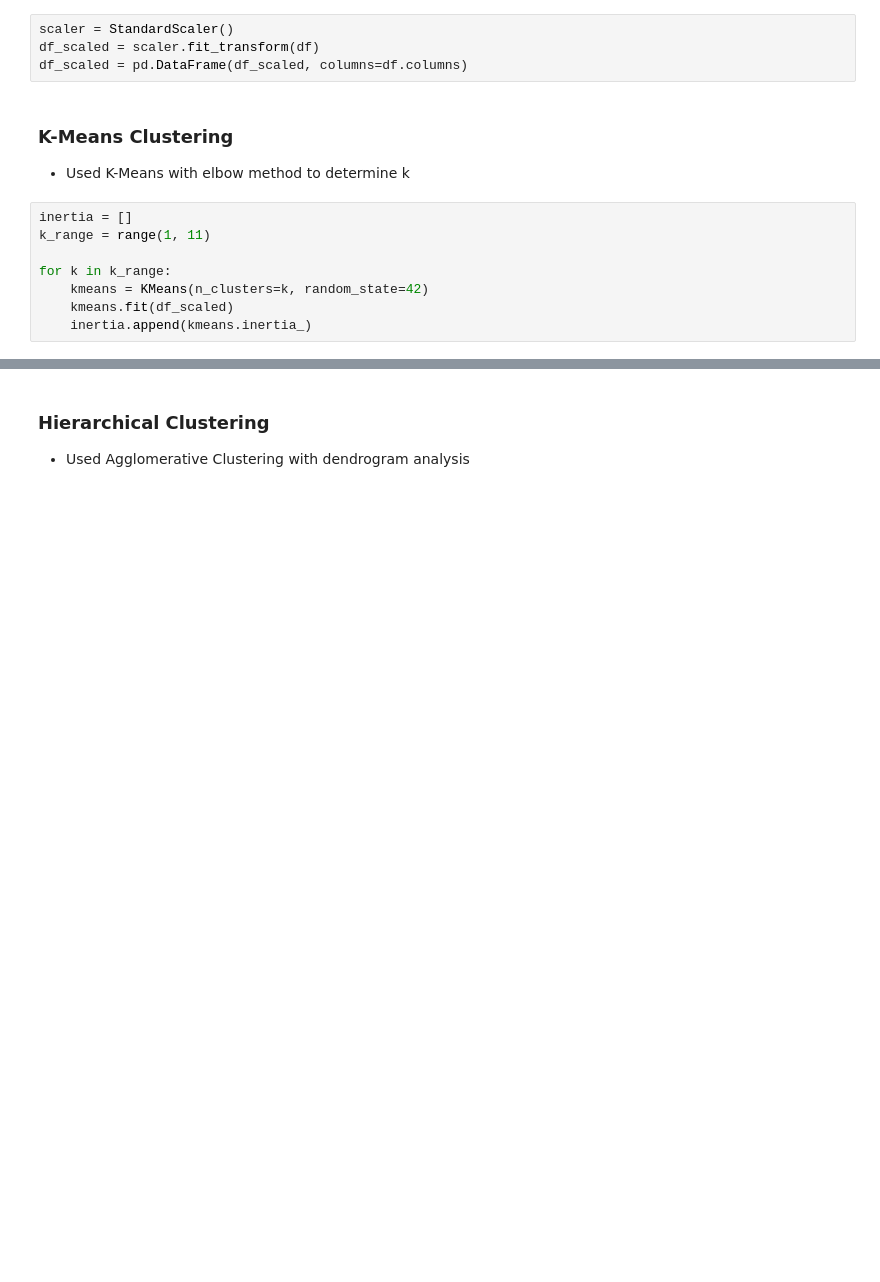
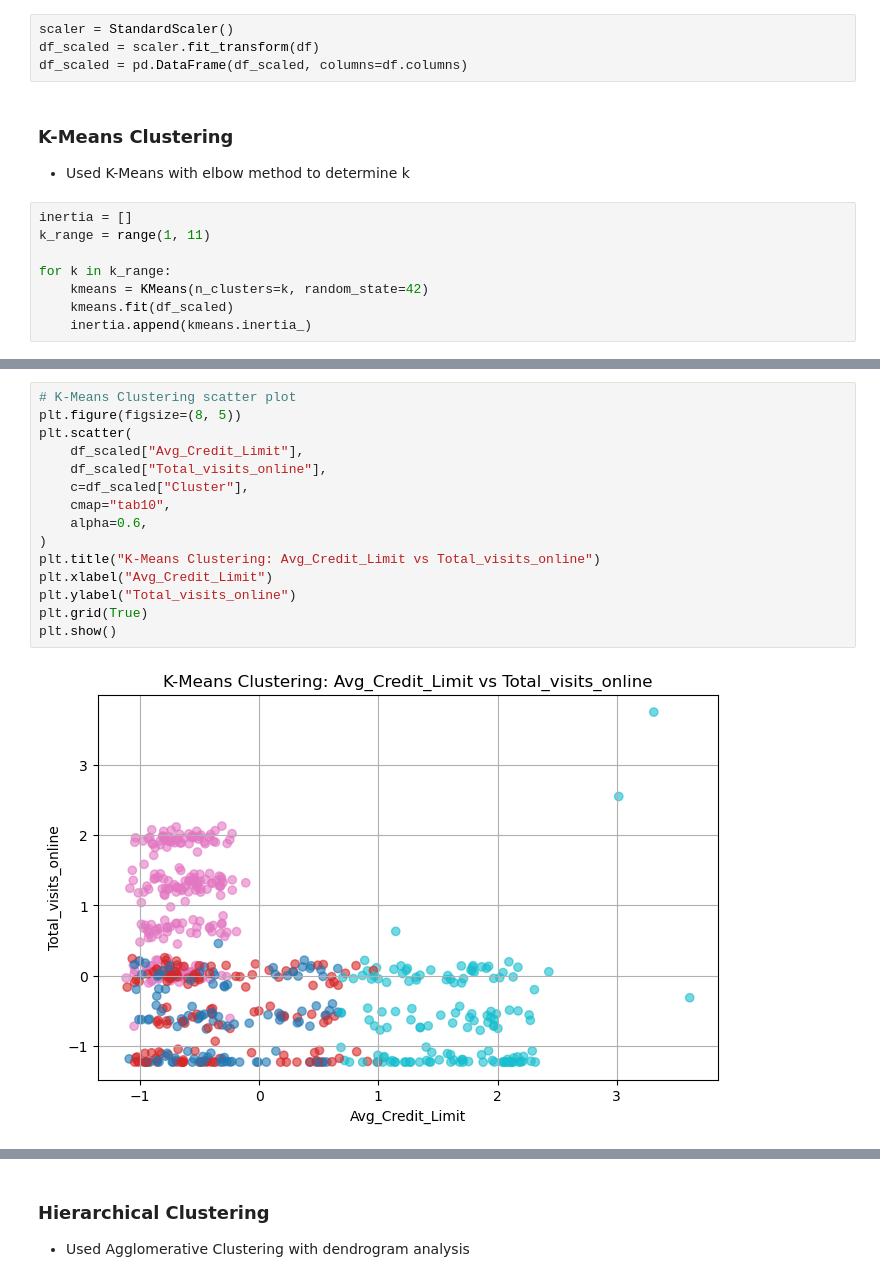
Before and after one commit to Margi3K/CSB320_P3, a Jupyter notebook: credit_card_analysis.ipynb, the cells around one changed output, grey strips where cells are left out. Cells and saved outputs as stored; diff of their text form; blank space fills up the shorter version.

```diff
--- a/credit_card_analysis.ipynb
+++ b/credit_card_analysis.ipynb
@@ -62,6 +62,23 @@ plt.grid(True)
 plt.show()
 # %% [output]
 [figure]
+# %%
+# K-Means Clustering scatter plot
+plt.figure(figsize=(8, 5))
+plt.scatter(
+    df_scaled["Avg_Credit_Limit"],
+    df_scaled["Total_visits_online"],
+    c=df_scaled["Cluster"],
+    cmap="tab10",
+    alpha=0.6,
+)
+plt.title("K-Means Clustering: Avg_Credit_Limit vs Total_visits_online")
+plt.xlabel("Avg_Credit_Limit")
+plt.ylabel("Total_visits_online")
+plt.grid(True)
+plt.show()
+# %% [output]
+[figure, added]
 # %%
 # Model training and Visualization
 
```
Also changed, not shown: parts of 11 cells of this notebook.
